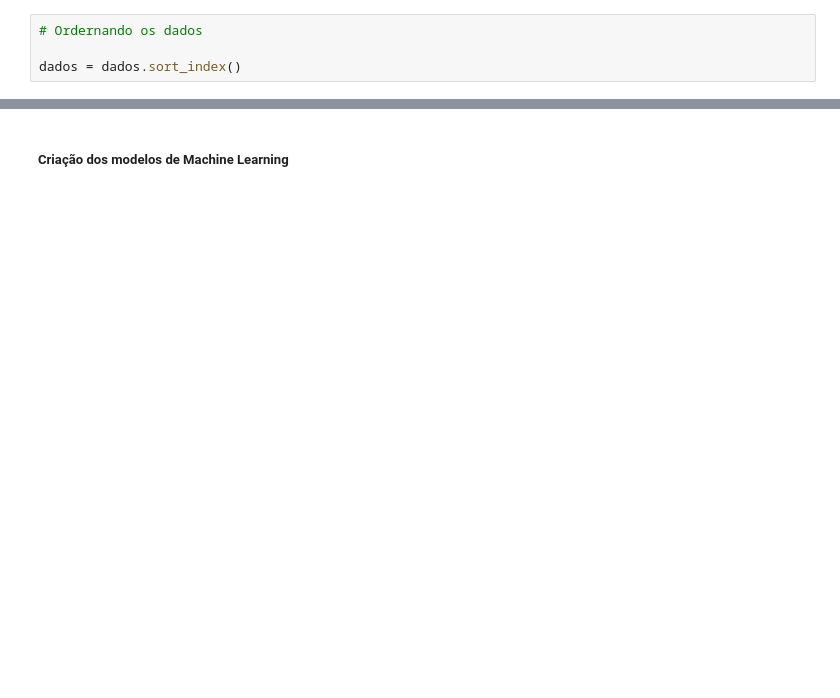
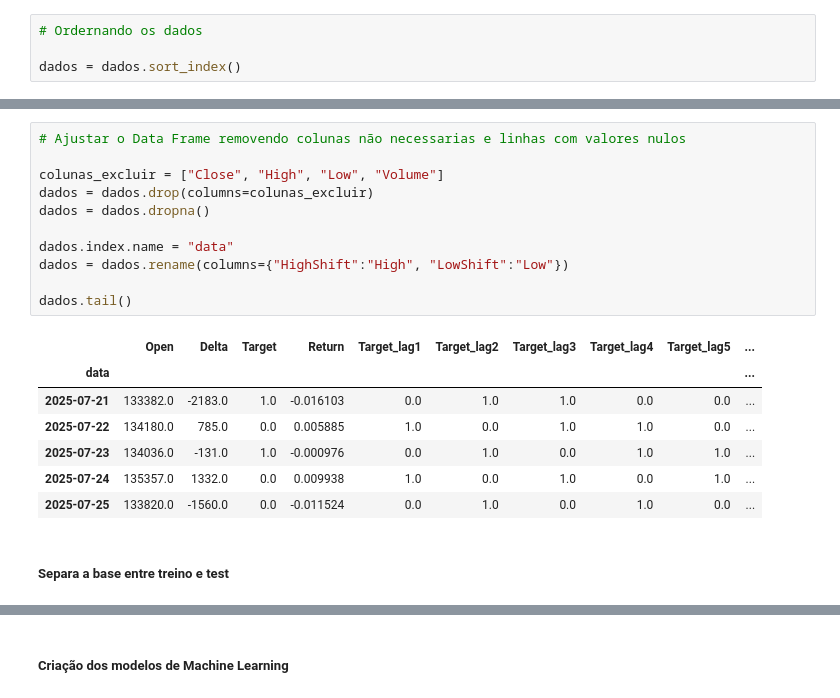
Before and after one commit to RicardViana/fiap-Machine-Learning-and-Time-Series, a Jupyter notebook: tech_challenge_fase_2_modelo_live.ipynb, the cells around one changed output, grey strips where cells are left out. Saved outputs shown, nothing was run; the diff lists cells and outputs as text; blank space fills up the shorter version.

```diff
--- a/tech_challenge_fase_2_modelo_live.ipynb
+++ b/tech_challenge_fase_2_modelo_live.ipynb
@@ -316,0 +338,21 @@ dados.head()
+# %%
+# Ajustar o Data Frame removendo colunas não necessarias e linhas com valores nulos
+
+colunas_excluir = ["Close", "High", "Low", "Volume"]
+dados = dados.drop(columns=colunas_excluir)
+dados = dados.dropna()
+
+dados.index.name = "data"
+dados = dados.rename(columns={"HighShift":"High", "LowShift":"Low"})
+
+dados.tail()
+# %% [output]
+|  | Open | Delta | Target | Return | Target_lag1 | Target_lag2 | Target_lag3 | Target_lag4 | Target_lag5 | ... |
+| data |  |  |  |  |  |  |  |  |  | ... |
+| 2025-07-21 | 133382.0 | -2183.0 | 1.0 | -0.016103 | 0.0 | 1.0 | 1.0 | 0.0 | 0.0 | ... |
+| 2025-07-22 | 134180.0 | 785.0 | 0.0 | 0.005885 | 1.0 | 0.0 | 1.0 | 1.0 | 0.0 | ... |
+| 2025-07-23 | 134036.0 | -131.0 | 1.0 | -0.000976 | 0.0 | 1.0 | 0.0 | 1.0 | 1.0 | ... |
+| 2025-07-24 | 135357.0 | 1332.0 | 0.0 | 0.009938 | 1.0 | 0.0 | 1.0 | 0.0 | 1.0 | ... |
+| 2025-07-25 | 133820.0 | -1560.0 | 0.0 | -0.011524 | 0.0 | 1.0 | 0.0 | 1.0 | 0.0 | ... |
+# %% [markdown]
+##### Separa a base entre treino e test
```
Also changed, not shown: parts of 53 cells of this notebook.
